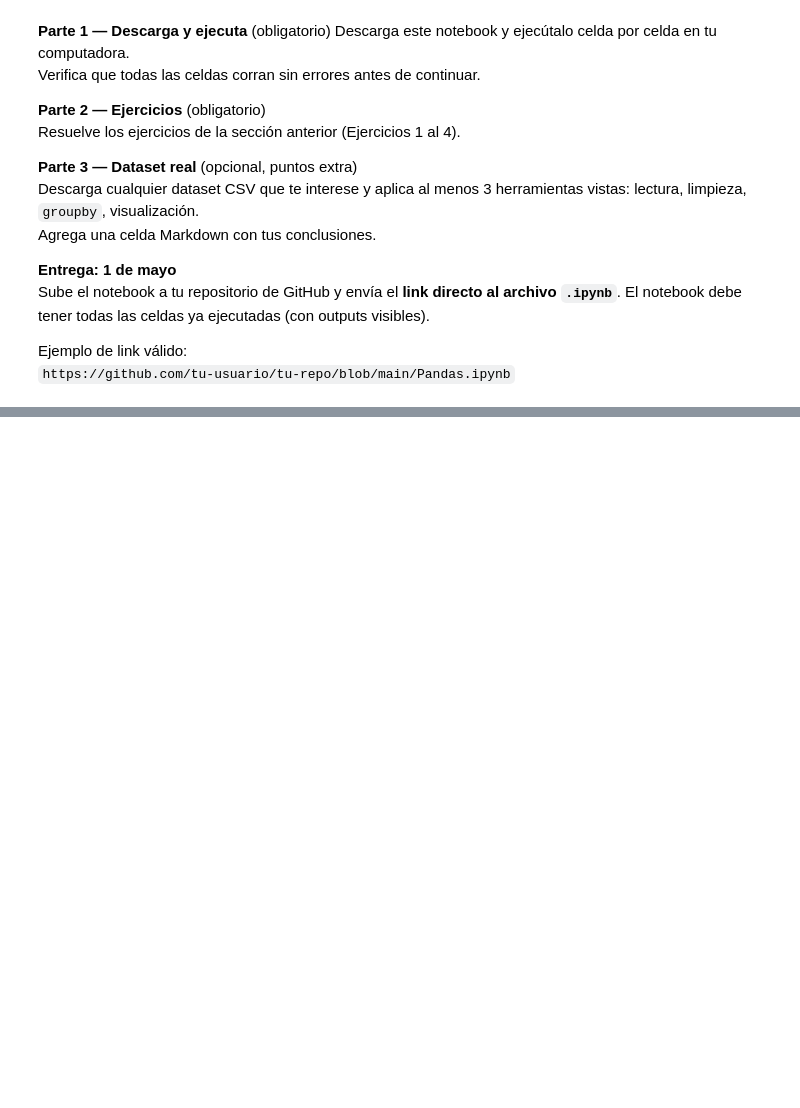
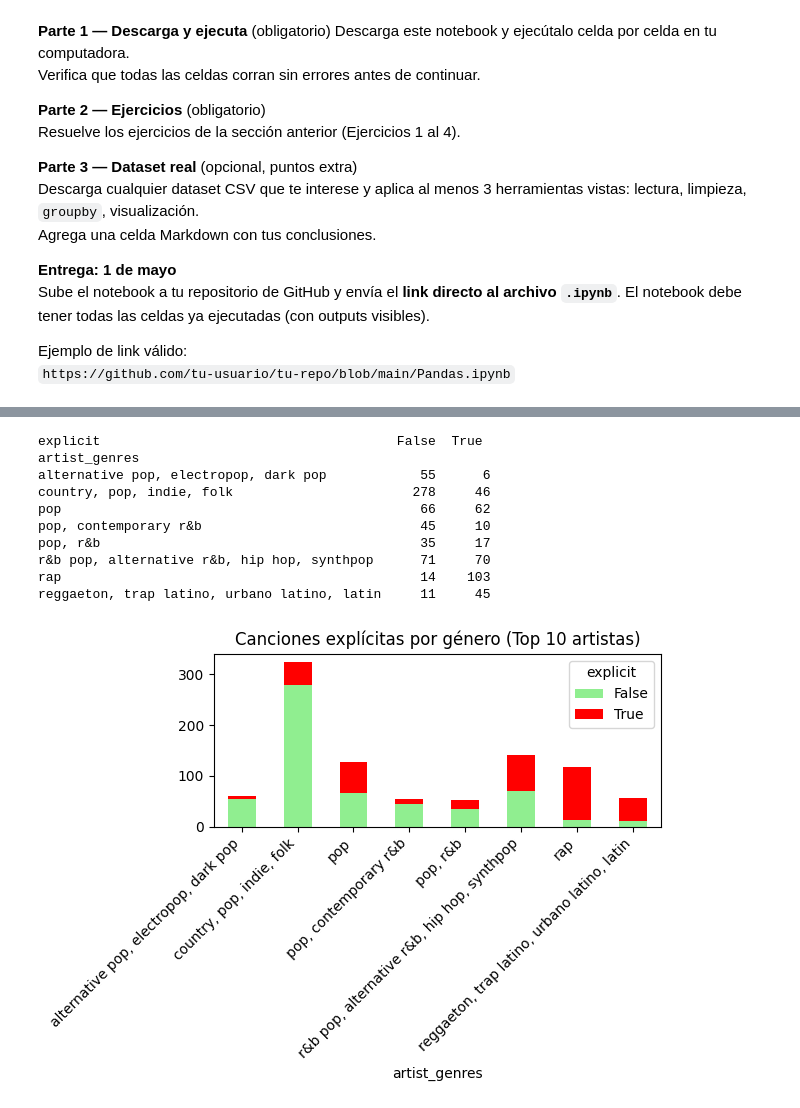
Before and after one commit to DeboraTablas/F12-Programacion, a Jupyter notebook: ejemplos/python/Pandas.ipynb, the cells around one changed output, grey strips where cells are left out. Saved outputs shown, nothing was run; the diff lists cells and outputs as text; code cells hidden in the pictures; blank space fills up the shorter version.

```diff
--- a/ejemplos/python/Pandas.ipynb
+++ b/ejemplos/python/Pandas.ipynb
@@ -1109,0 +1194,32 @@ Ejemplo de link válido:
+# %%
+import pandas as pd
+import matplotlib.pyplot as plt
+
+# Top 10 artistas
+top_artistas = df.groupby("artist_name")["artist_popularity"].mean().sort_values(ascending=False).head(10)
+top_artistas_lista = top_artistas.index
+
+df_top = df[df["artist_name"].isin(top_artistas_lista)]
+
+grupo = df_top.groupby(["artist_genres", "explicit"]).size().unstack()
+print(grupo)
+
+
+grupo.plot(kind="bar", stacked=True, color=["lightgreen", "red"])
+
+plt.title("Canciones explícitas por género (Top 10 artistas)")
+plt.xticks(rotation=45, ha="right")
+plt.tight_layout()
+plt.show()
+# %% [output]
+explicit                                      False  True
+artist_genres
+alternative pop, electropop, dark pop            55      6
+country, pop, indie, folk                       278     46
+pop                                              66     62
+pop, contemporary r&b                            45     10
+pop, r&b                                         35     17
+r&b pop, alternative r&b, hip hop, synthpop      71     70
+rap                                              14    103
+reggaeton, trap latino, urbano latino, latin     11     45
+[figure, added]
```
Also changed, not shown: parts of 6 cells of this notebook, 1 other file.
